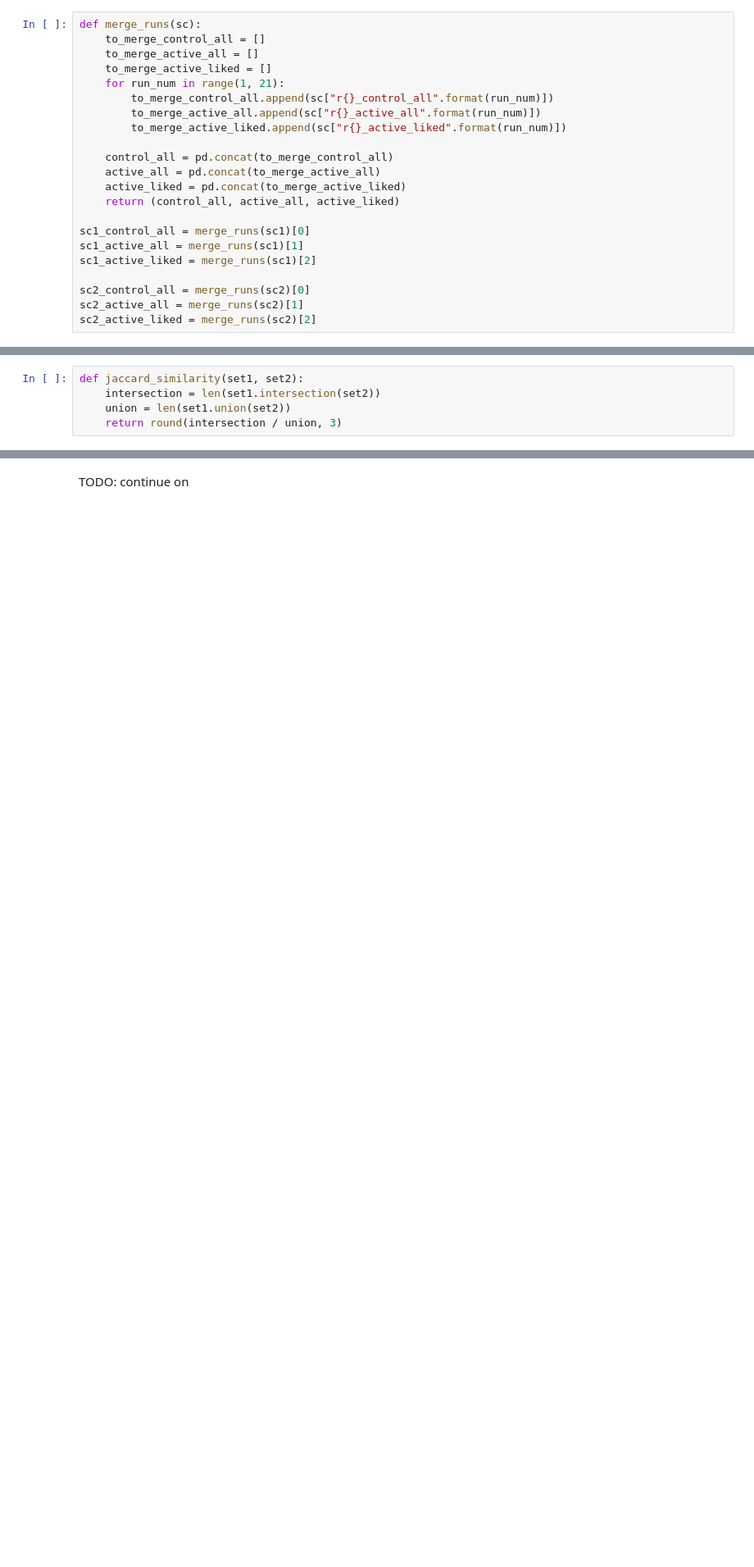
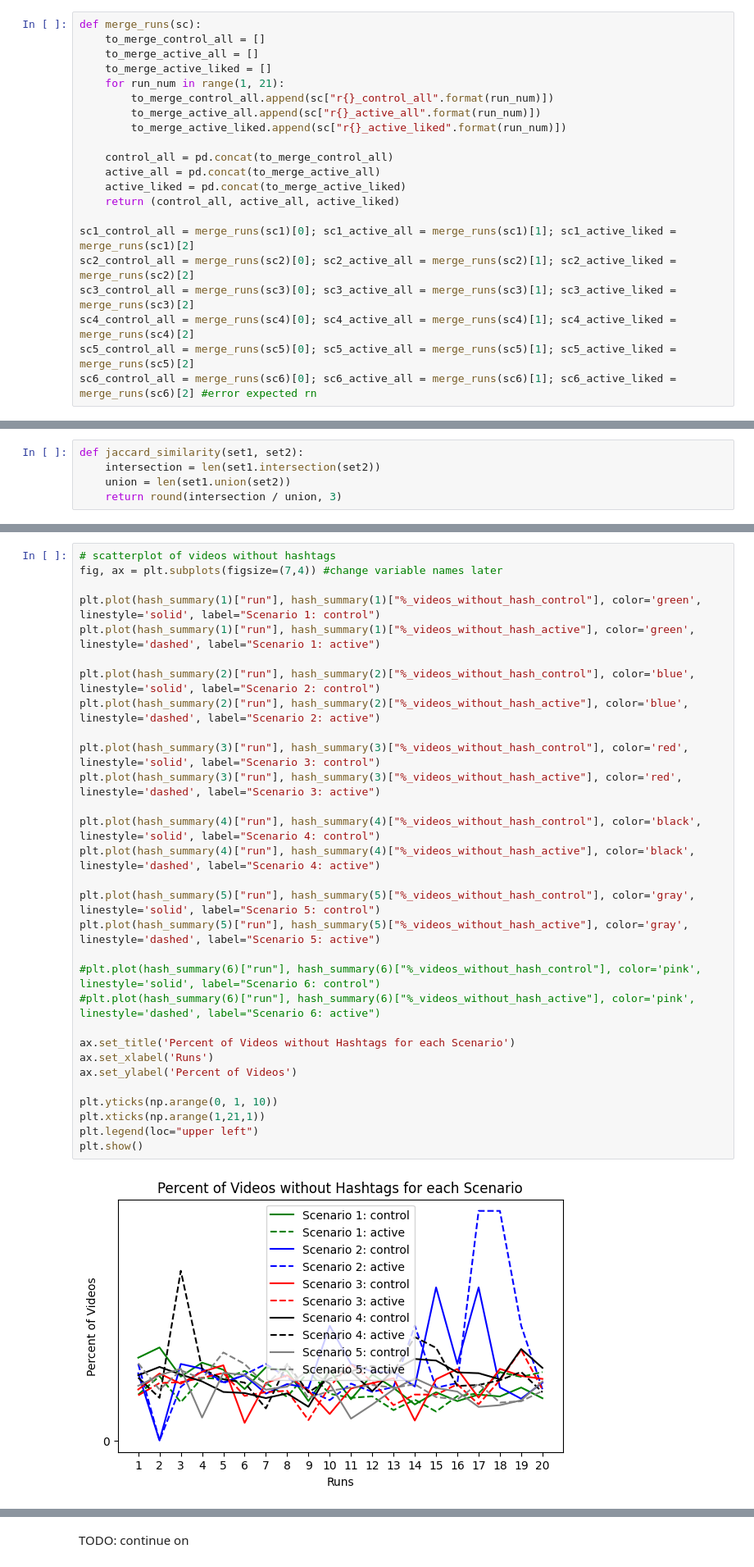
Before and after one commit to mlsmzk/tiktok-like-experiment, a Jupyter notebook: data_analysis/analysis.ipynb, the cells around one changed output, grey strips where cells are left out. Shown at 82% size. Drawn from its saved outputs; the diff is of its cells as text; blank space fills up the shorter version.

Commit message:
updated hashtag analysis

```diff
--- a/data_analysis/analysis.ipynb
+++ b/data_analysis/analysis.ipynb
@@ -649,10 +649,9 @@ def merge_runs(sc):
     active_liked = pd.concat(to_merge_active_liked)
     return (control_all, active_all, active_liked)
 
-sc1_control_all = merge_runs(sc1)[0]
-sc1_active_all = merge_runs(sc1)[1]
-sc1_active_liked = merge_runs(sc1)[2]
-
-sc2_control_all = merge_runs(sc2)[0]
-sc2_active_all = merge_runs(sc2)[1]
-sc2_active_liked = merge_runs(sc2)[2]
+sc1_control_all = merge_runs(sc1)[0]; sc1_active_all = merge_runs(sc1)[1]; sc1_active_liked = merge_runs(sc1)[2]
+sc2_control_all = merge_runs(sc2)[0]; sc2_active_all = merge_runs(sc2)[1]; sc2_active_liked = merge_runs(sc2)[2]
+sc3_control_all = merge_runs(sc3)[0]; sc3_active_all = merge_runs(sc3)[1]; sc3_active_liked = merge_runs(sc3)[2]
+sc4_control_all = merge_runs(sc4)[0]; sc4_active_all = merge_runs(sc4)[1]; sc4_active_liked = merge_runs(sc4)[2]
+sc5_control_all = merge_runs(sc5)[0]; sc5_active_all = merge_runs(sc5)[1]; sc5_active_liked = merge_runs(sc5)[2]
+sc6_control_all = merge_runs(sc6)[0]; sc6_active_all = merge_runs(sc6)[1]; sc6_active_liked = merge_runs(sc6)[2] #error expected rn
@@ -816,0 +798,32 @@ plt.show()
+# %%
+# scatterplot of videos without hashtags
+fig, ax = plt.subplots(figsize=(7,4)) #change variable names later
+
+plt.plot(hash_summary(1)["run"], hash_summary(1)["%_videos_without_hash_control"], color='green', linestyle='solid', label="Scenario 1: control")
+plt.plot(hash_summary(1)["run"], hash_summary(1)["%_videos_without_hash_active"], color='green', linestyle='dashed', label="Scenario 1: active")
+
+plt.plot(hash_summary(2)["run"], hash_summary(2)["%_videos_without_hash_control"], color='blue', linestyle='solid', label="Scenario 2: control")
+plt.plot(hash_summary(2)["run"], hash_summary(2)["%_videos_without_hash_active"], color='blue', linestyle='dashed', label="Scenario 2: active")
+
+plt.plot(hash_summary(3)["run"], hash_summary(3)["%_videos_without_hash_control"], color='red', linestyle='solid', label="Scenario 3: control")
+plt.plot(hash_summary(3)["run"], hash_summary(3)["%_videos_without_hash_active"], color='red', linestyle='dashed', label="Scenario 3: active")
+
+plt.plot(hash_summary(4)["run"], hash_summary(4)["%_videos_without_hash_control"], color='black', linestyle='solid', label="Scenario 4: control")
+plt.plot(hash_summary(4)["run"], hash_summary(4)["%_videos_without_hash_active"], color='black', linestyle='dashed', label="Scenario 4: active")
+
+plt.plot(hash_summary(5)["run"], hash_summary(5)["%_videos_without_hash_control"], color='gray', linestyle='solid', label="Scenario 5: control")
+plt.plot(hash_summary(5)["run"], hash_summary(5)["%_videos_without_hash_active"], color='gray', linestyle='dashed', label="Scenario 5: active")
+
+#plt.plot(hash_summary(6)["run"], hash_summary(6)["%_videos_without_hash_control"], color='pink', linestyle='solid', label="Scenario 6: control")
+#plt.plot(hash_summary(6)["run"], hash_summary(6)["%_videos_without_hash_active"], color='pink', linestyle='dashed', label="Scenario 6: active")
+
+ax.set_title('Percent of Videos without Hashtags for each Scenario')
+ax.set_xlabel('Runs')
+ax.set_ylabel('Percent of Videos')
+
+plt.yticks(np.arange(0, 1, 10))
+plt.xticks(np.arange(1,21,1))
+plt.legend(loc="upper left")
+plt.show()
+# %% [output]
+[figure, added]
```
Also changed, not shown: parts of 23 cells of this notebook.
